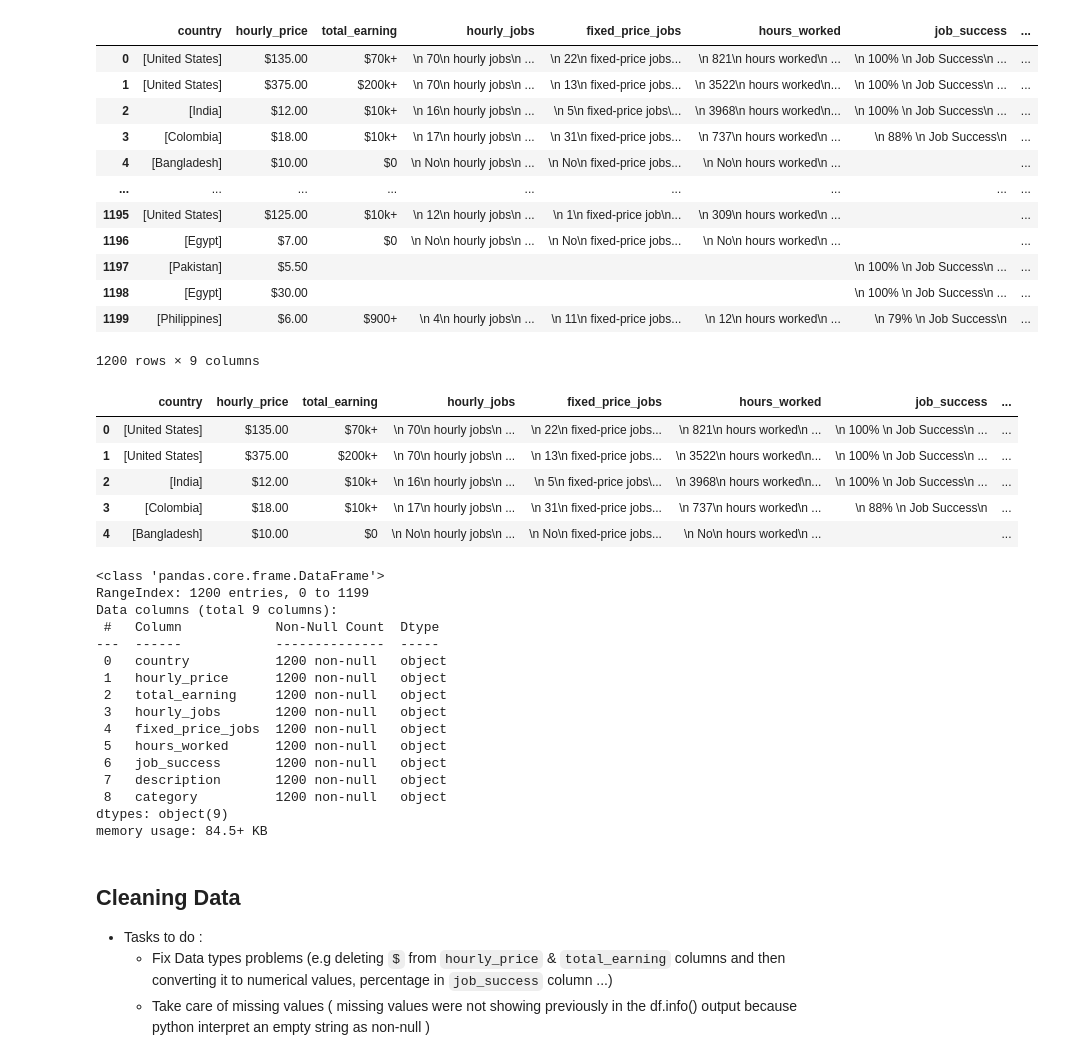
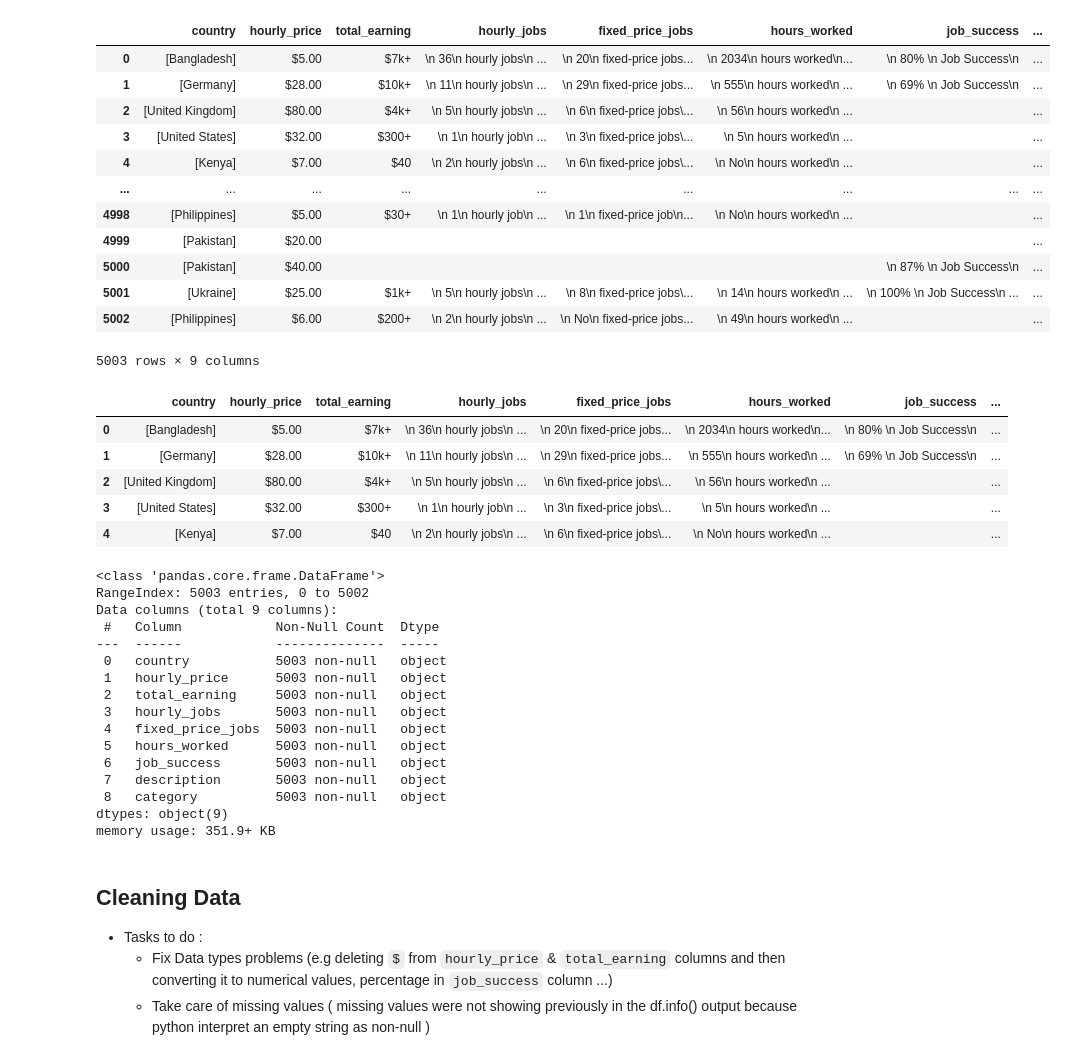
Before and after one commit to MohamedElfallah/upwork_data_mining, a Jupyter notebook: cleaning_data.ipynb, the cells around one changed output. Saved outputs shown, nothing was run; the diff lists cells and outputs as text; code cells hidden in the pictures.

```diff
--- a/cleaning_data.ipynb
+++ b/cleaning_data.ipynb
@@ -7,52 +7,56 @@ import re
 # %%
 df1 = pd.read_json("data.json")
 df2 = pd.read_json("data2.json")
+df3 = pd.read_json("data3.json")
+df4 = pd.read_json("data4.json")
+df6 = pd.read_json("data6.json")
+df7 = pd.read_json("data7.json")
 # %%
-df = pd.concat([df1, df2], ignore_index=True)
+df = pd.concat([df1, df2, df3,df4,df6,df7], ignore_index=True)
 df= df.sample(frac=1).reset_index(drop=True)
 df
 # %% [output]
 |  | country | hourly_price | total_earning | hourly_jobs | fixed_price_jobs | hours_worked | job_success | ... |
-| 0 | [United States] | $135.00 | $70k+ | \n 70\n hourly jobs\n ... | \n 22\n fixed-price jobs... | \n 821\n hours worked\n ... | \n 100% \n Job Success\n ... | ... |
-| 1 | [United States] | $375.00 | $200k+ | \n 70\n hourly jobs\n ... | \n 13\n fixed-price jobs... | \n 3522\n hours worked\n... | \n 100% \n Job Success\n ... | ... |
-| 2 | [India] | $12.00 | $10k+ | \n 16\n hourly jobs\n ... | \n 5\n fixed-price jobs\... | \n 3968\n hours worked\n... | \n 100% \n Job Success\n ... | ... |
-| 3 | [Colombia] | $18.00 | $10k+ | \n 17\n hourly jobs\n ... | \n 31\n fixed-price jobs... | \n 737\n hours worked\n ... | \n 88% \n Job Success\n | ... |
-| 4 | [Bangladesh] | $10.00 | $0 | \n No\n hourly jobs\n ... | \n No\n fixed-price jobs... | \n No\n hours worked\n ... |  | ... |
+| 0 | [Bangladesh] | $5.00 | $7k+ | \n 36\n hourly jobs\n ... | \n 20\n fixed-price jobs... | \n 2034\n hours worked\n... | \n 80% \n Job Success\n | ... |
+| 1 | [Germany] | $28.00 | $10k+ | \n 11\n hourly jobs\n ... | \n 29\n fixed-price jobs... | \n 555\n hours worked\n ... | \n 69% \n Job Success\n | ... |
+| 2 | [United Kingdom] | $80.00 | $4k+ | \n 5\n hourly jobs\n ... | \n 6\n fixed-price jobs\... | \n 56\n hours worked\n ... |  | ... |
+| 3 | [United States] | $32.00 | $300+ | \n 1\n hourly job\n ... | \n 3\n fixed-price jobs\... | \n 5\n hours worked\n ... |  | ... |
+| 4 | [Kenya] | $7.00 | $40 | \n 2\n hourly jobs\n ... | \n 6\n fixed-price jobs\... | \n No\n hours worked\n ... |  | ... |
 | ... | ... | ... | ... | ... | ... | ... | ... | ... |
-| 1195 | [United States] | $125.00 | $10k+ | \n 12\n hourly jobs\n ... | \n 1\n fixed-price job\n... | \n 309\n hours worked\n ... |  | ... |
-| 1196 | [Egypt] | $7.00 | $0 | \n No\n hourly jobs\n ... | \n No\n fixed-price jobs... | \n No\n hours worked\n ... |  | ... |
-| 1197 | [Pakistan] | $5.50 |  |  |  |  | \n 100% \n Job Success\n ... | ... |
-| 1198 | [Egypt] | $30.00 |  |  |  |  | \n 100% \n Job Success\n ... | ... |
-| 1199 | [Philippines] | $6.00 | $900+ | \n 4\n hourly jobs\n ... | \n 11\n fixed-price jobs... | \n 12\n hours worked\n ... | \n 79% \n Job Success\n | ... |
+| 4998 | [Philippines] | $5.00 | $30+ | \n 1\n hourly job\n ... | \n 1\n fixed-price job\n... | \n No\n hours worked\n ... |  | ... |
+| 4999 | [Pakistan] | $20.00 |  |  |  |  |  | ... |
+| 5000 | [Pakistan] | $40.00 |  |  |  |  | \n 87% \n Job Success\n | ... |
+| 5001 | [Ukraine] | $25.00 | $1k+ | \n 5\n hourly jobs\n ... | \n 8\n fixed-price jobs\... | \n 14\n hours worked\n ... | \n 100% \n Job Success\n ... | ... |
+| 5002 | [Philippines] | $6.00 | $200+ | \n 2\n hourly jobs\n ... | \n No\n fixed-price jobs... | \n 49\n hours worked\n ... |  | ... |
-1200 rows × 9 columns
+5003 rows × 9 columns
 # %%
 df.head()
 # %% [output]
 |  | country | hourly_price | total_earning | hourly_jobs | fixed_price_jobs | hours_worked | job_success | ... |
-| 0 | [United States] | $135.00 | $70k+ | \n 70\n hourly jobs\n ... | \n 22\n fixed-price jobs... | \n 821\n hours worked\n ... | \n 100% \n Job Success\n ... | ... |
-| 1 | [United States] | $375.00 | $200k+ | \n 70\n hourly jobs\n ... | \n 13\n fixed-price jobs... | \n 3522\n hours worked\n... | \n 100% \n Job Success\n ... | ... |
-| 2 | [India] | $12.00 | $10k+ | \n 16\n hourly jobs\n ... | \n 5\n fixed-price jobs\... | \n 3968\n hours worked\n... | \n 100% \n Job Success\n ... | ... |
-| 3 | [Colombia] | $18.00 | $10k+ | \n 17\n hourly jobs\n ... | \n 31\n fixed-price jobs... | \n 737\n hours worked\n ... | \n 88% \n Job Success\n | ... |
-| 4 | [Bangladesh] | $10.00 | $0 | \n No\n hourly jobs\n ... | \n No\n fixed-price jobs... | \n No\n hours worked\n ... |  | ... |
+| 0 | [Bangladesh] | $5.00 | $7k+ | \n 36\n hourly jobs\n ... | \n 20\n fixed-price jobs... | \n 2034\n hours worked\n... | \n 80% \n Job Success\n | ... |
+| 1 | [Germany] | $28.00 | $10k+ | \n 11\n hourly jobs\n ... | \n 29\n fixed-price jobs... | \n 555\n hours worked\n ... | \n 69% \n Job Success\n | ... |
+| 2 | [United Kingdom] | $80.00 | $4k+ | \n 5\n hourly jobs\n ... | \n 6\n fixed-price jobs\... | \n 56\n hours worked\n ... |  | ... |
+| 3 | [United States] | $32.00 | $300+ | \n 1\n hourly job\n ... | \n 3\n fixed-price jobs\... | \n 5\n hours worked\n ... |  | ... |
+| 4 | [Kenya] | $7.00 | $40 | \n 2\n hourly jobs\n ... | \n 6\n fixed-price jobs\... | \n No\n hours worked\n ... |  | ... |
 # %%
 df.info()
 # %% [output]
 <class 'pandas.core.frame.DataFrame'>
-RangeIndex: 1200 entries, 0 to 1199
+RangeIndex: 5003 entries, 0 to 5002
 Data columns (total 9 columns):
  #   Column            Non-Null Count  Dtype
 ---  ------            --------------  -----
- 0   country           1200 non-null   object
- 1   hourly_price      1200 non-null   object
- 2   total_earning     1200 non-null   object
- 3   hourly_jobs       1200 non-null   object
- 4   fixed_price_jobs  1200 non-null   object
- 5   hours_worked      1200 non-null   object
- 6   job_success       1200 non-null   object
- 7   description       1200 non-null   object
- 8   category          1200 non-null   object
+ 0   country           5003 non-null   object
+ 1   hourly_price      5003 non-null   object
+ 2   total_earning     5003 non-null   object
+ 3   hourly_jobs       5003 non-null   object
+ 4   fixed_price_jobs  5003 non-null   object
+ 5   hours_worked      5003 non-null   object
+ 6   job_success       5003 non-null   object
+ 7   description       5003 non-null   object
+ 8   category          5003 non-null   object
 dtypes: object(9)
-memory usage: 84.5+ KB
+memory usage: 351.9+ KB
 # %% [markdown]
 ## **Cleaning Data**
  - Tasks to do :
```
Also changed, not shown: parts of 26 cells of this notebook, 2 other files.
